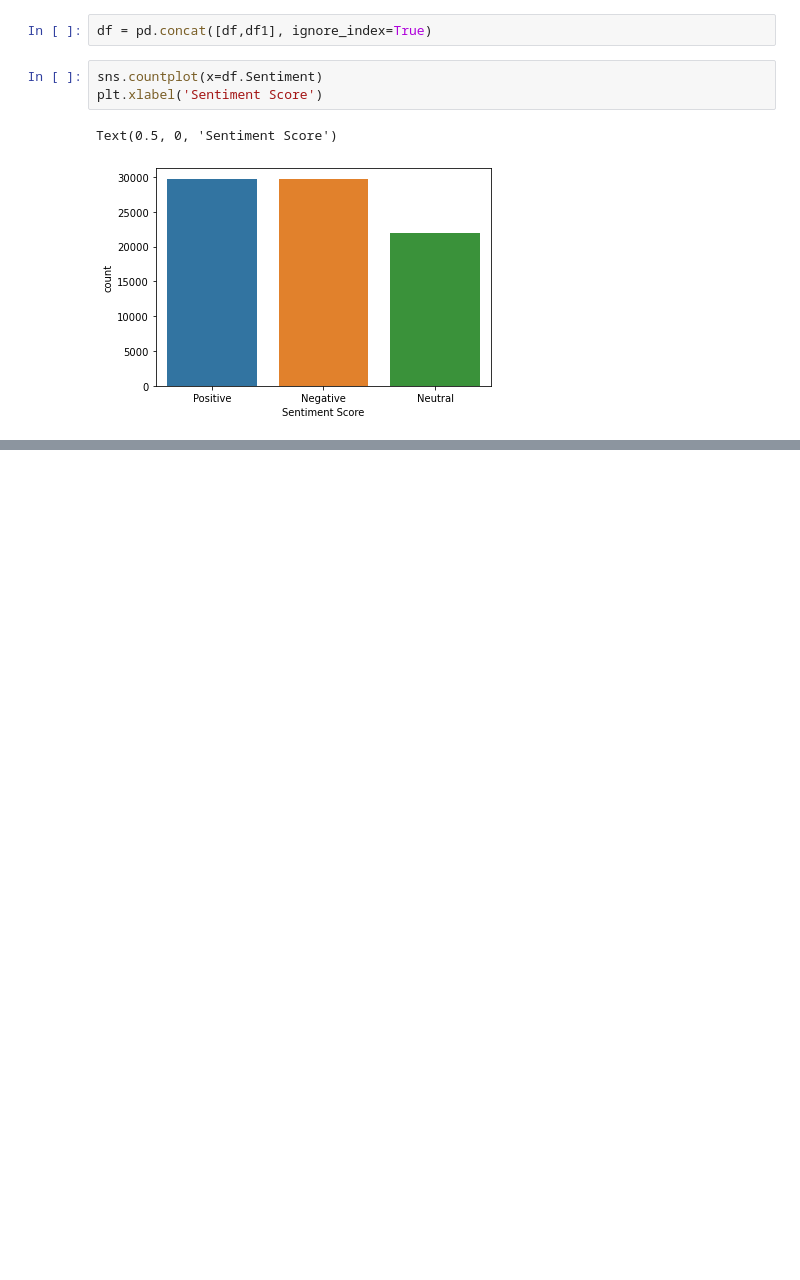
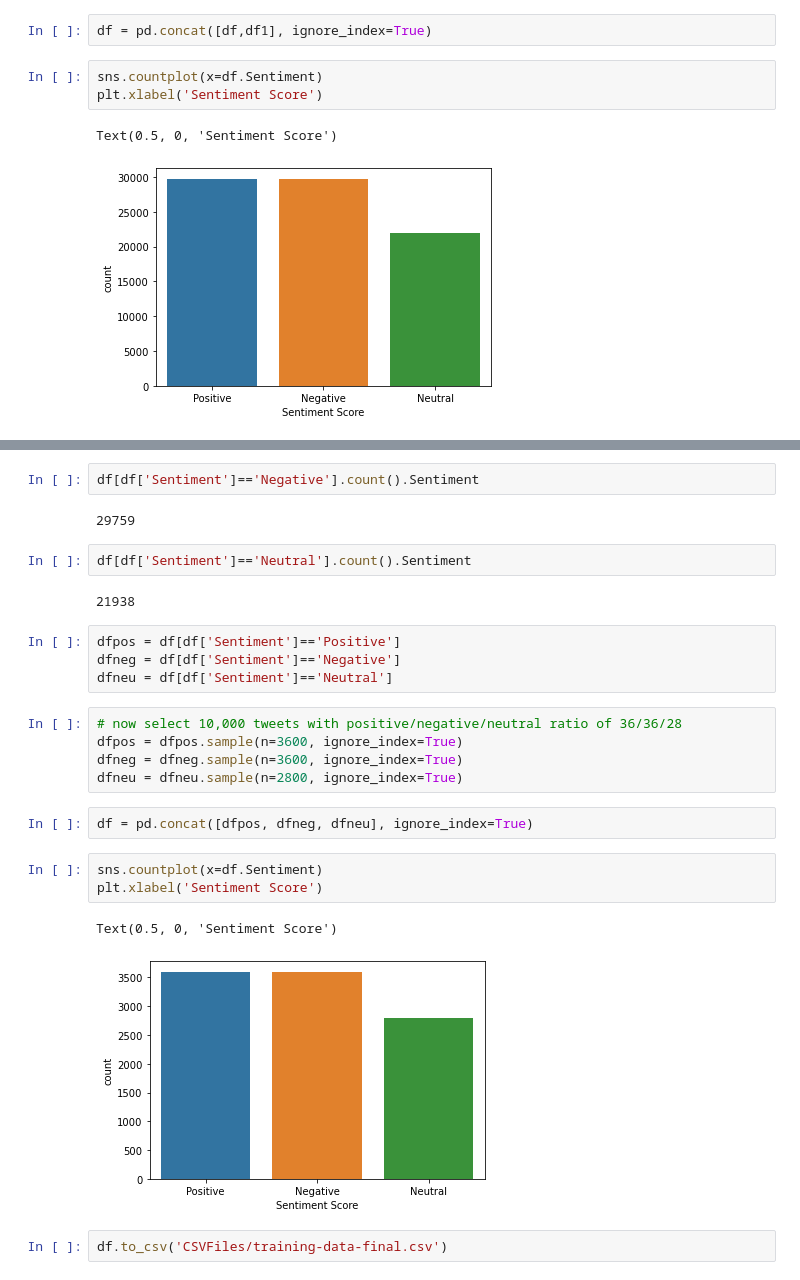
Before and after one commit to PhilipCappello/FineTuningBert, a Jupyter notebook: GetTrainingData.ipynb, the cells around one changed output, grey strips where cells are left out. Cells and saved outputs as stored; diff of their text form; blank space fills up the shorter version.

Commit message:
reduced training data size to 10000

```diff
--- a/GetTrainingData.ipynb
+++ b/GetTrainingData.ipynb
@@ -124,0 +102,27 @@ dfneg.shape
+# %%
+df[df['Sentiment']=='Negative'].count().Sentiment
+# %% [output]
+29759
+# %%
+df[df['Sentiment']=='Neutral'].count().Sentiment
+# %% [output]
+21938
+# %%
+dfpos = df[df['Sentiment']=='Positive']
+dfneg = df[df['Sentiment']=='Negative']
+dfneu = df[df['Sentiment']=='Neutral']
+# %%
+# now select 10,000 tweets with positive/negative/neutral ratio of 36/36/28
+dfpos = dfpos.sample(n=3600, ignore_index=True)
+dfneg = dfneg.sample(n=3600, ignore_index=True)
+dfneu = dfneu.sample(n=2800, ignore_index=True)
+# %%
+df = pd.concat([dfpos, dfneg, dfneu], ignore_index=True)
+# %%
+sns.countplot(x=df.Sentiment)
+plt.xlabel('Sentiment Score')
+# %% [output]
+Text(0.5, 0, 'Sentiment Score')
+[figure, added]
+# %%
+df.to_csv('CSVFiles/training-data-final.csv')
```
Also changed, not shown: parts of 10 cells of this notebook.
